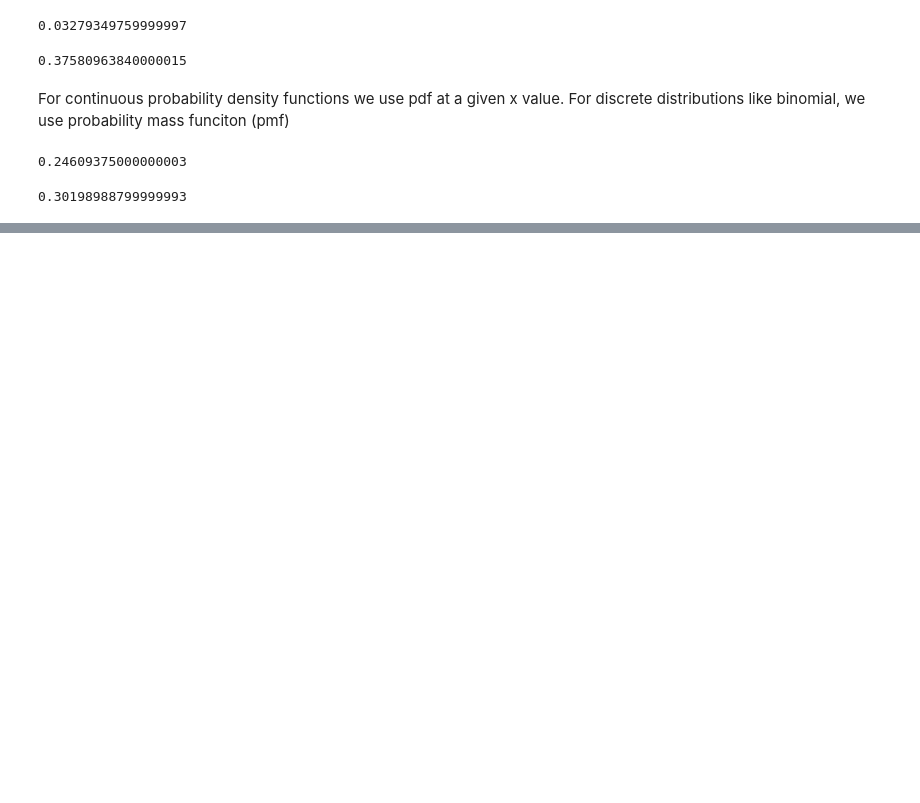
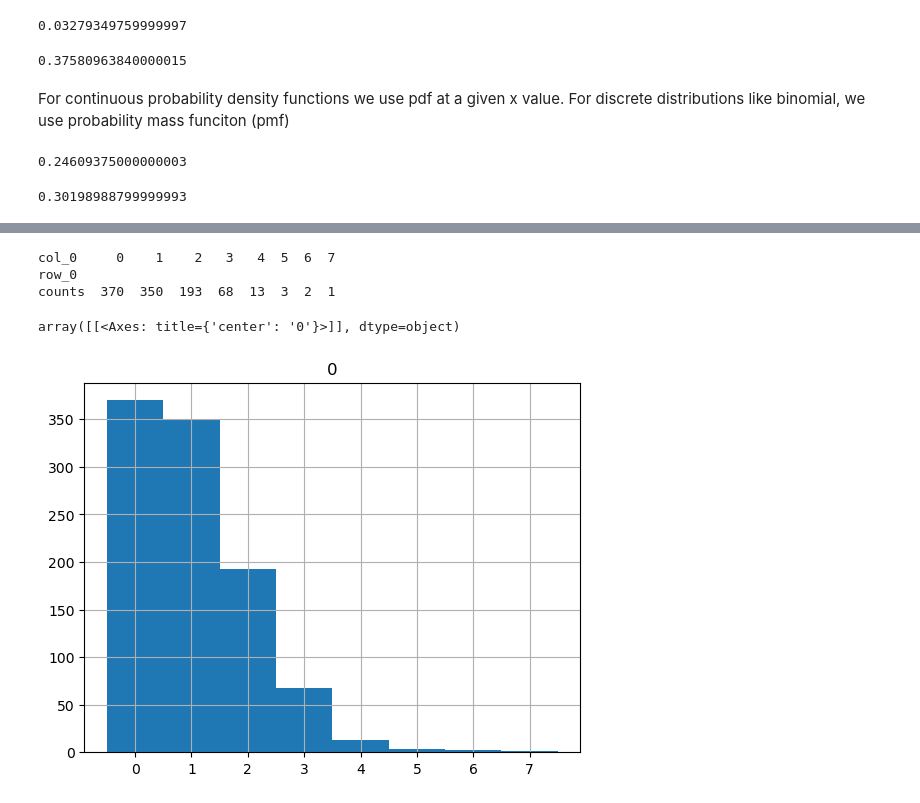
Before and after one commit to AakashRevankar/stats_concepts, a Jupyter notebook: 4_Probability_distribution.ipynb, the cells around one changed output, grey strips where cells are left out. Cells and saved outputs as stored; diff of their text form; code cells hidden in the pictures; blank space fills up the shorter version.

```diff
--- a/4_Probability_distribution.ipynb
+++ b/4_Probability_distribution.ipynb
@@ -131,0 +188,16 @@ stats.binom.pmf(k = 8,
+# %%
+random.seed(10)
+
+#Generate data
+rate_1 = stats.poisson.rvs(size = 1000, mu = 1) #1000 data with time 1
+print(pd.crosstab(index = "counts", columns = rate_1))
+
+# Plot histogram
+pd.DataFrame(rate_1).hist(range = (-0.5, max(rate_1) + 0.5),
+                          bins = max(rate_1 + 1))
+# %% [output]
+col_0     0    1    2   3   4  5  6  7
+row_0
+counts  370  350  193  68  13  3  2  1
+array([[<Axes: title={'center': '0'}>]], dtype=object)
+[figure, added]
```
Also changed, not shown: parts of 23 cells of this notebook, 1 other file.
